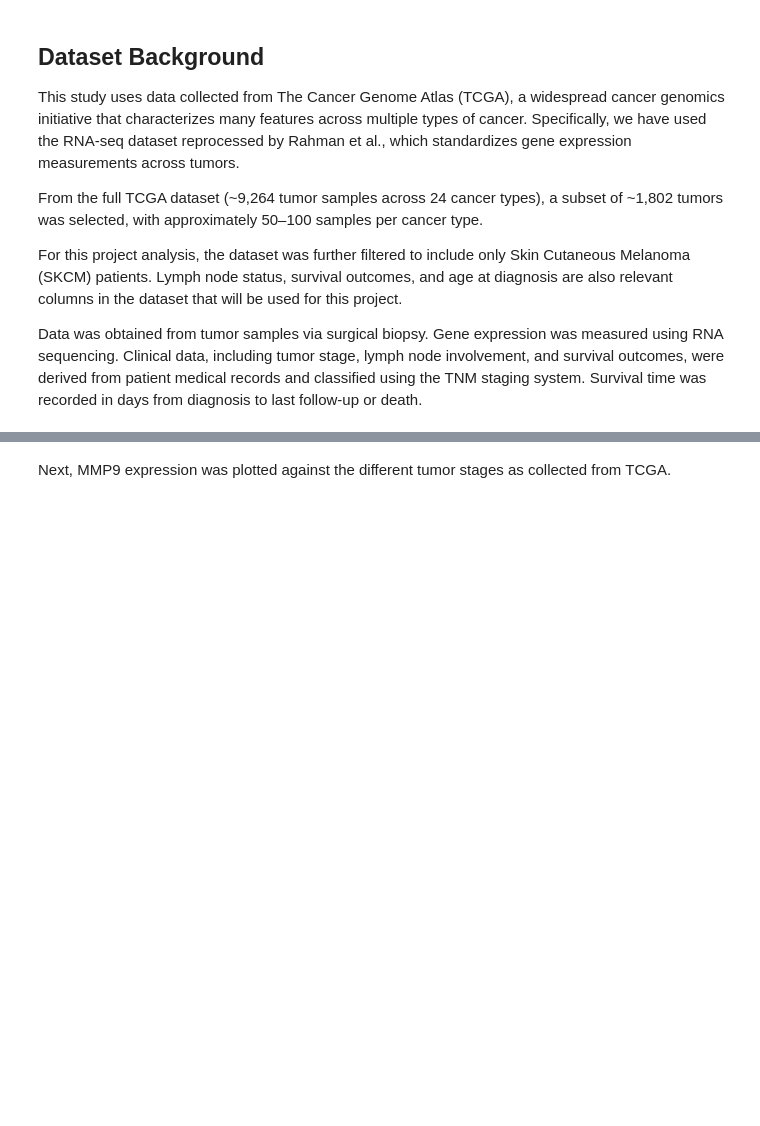
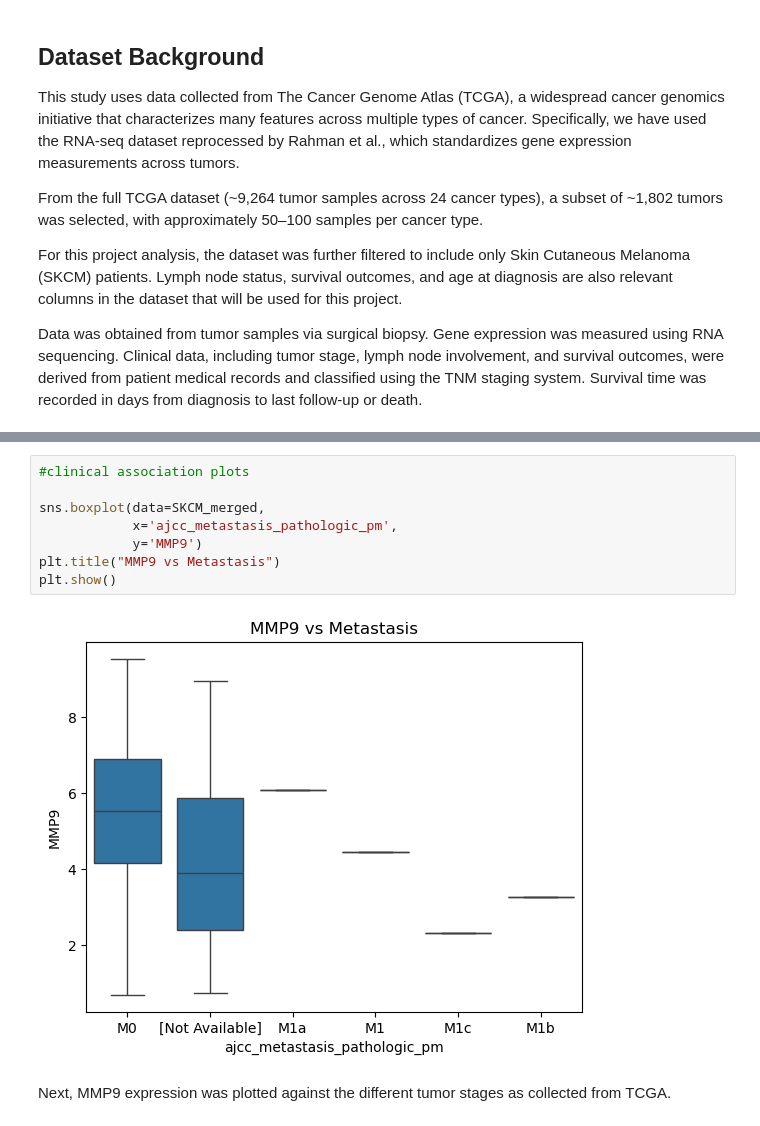
Before and after one commit to haydenrue1/Module-4-Cancer, a Jupyter notebook: code/Module 4 Template.ipynb, the cells around one changed output, grey strips where cells are left out. Saved outputs shown, nothing was run; the diff lists cells and outputs as text; blank space fills up the shorter version.

```diff
--- a/code/Module 4 Template.ipynb
+++ b/code/Module 4 Template.ipynb
@@ -174,3 +119,13 @@ Gene data shape: (151, 80)
+# %%
+#clinical association plots
+
+sns.boxplot(data=SKCM_merged,
+            x='ajcc_metastasis_pathologic_pm',
+            y='MMP9')
+plt.title("MMP9 vs Metastasis")
+plt.show()
+# %% [output]
+[figure, added]
 # %% [markdown]
 Next, MMP9 expression was plotted against the different tumor stages as collected from TCGA.
 # %%
```
Also changed, not shown: parts of 29 cells of this notebook, 1 other file.
